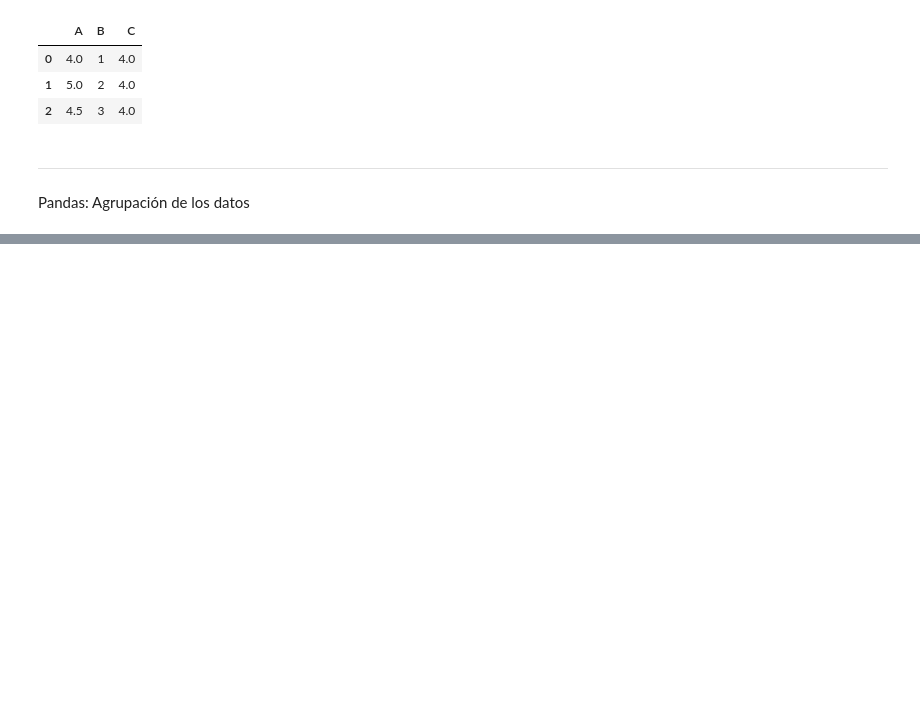
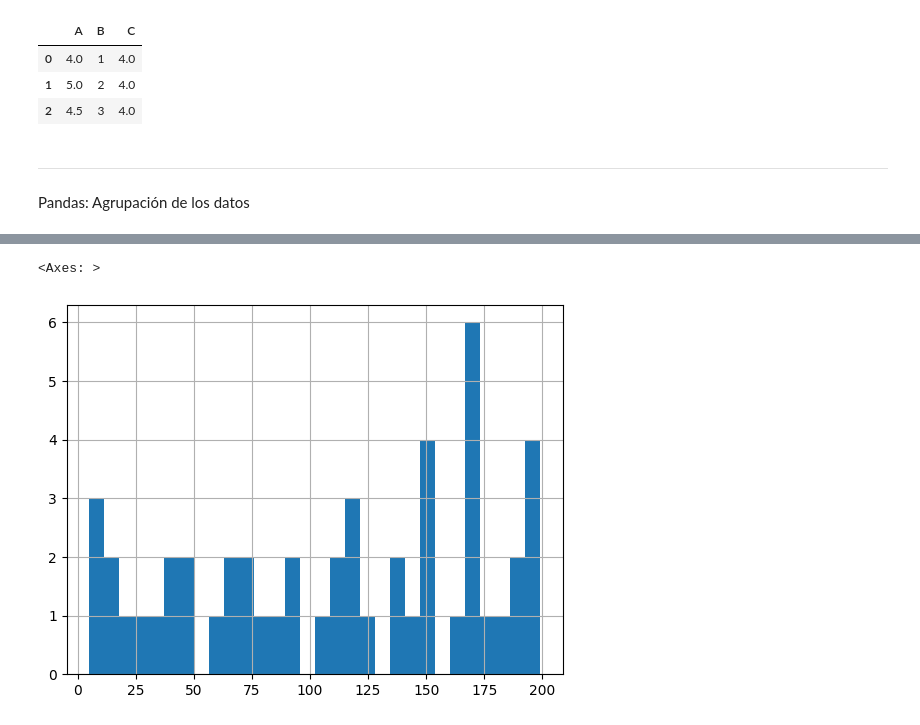
Before and after one commit to PabloSanchez87/IBM-Inteligencia-Artificial, a Jupyter notebook: 3-Machine Learning - Python/3-Módulo Pandas para análisis de datos/1-Bases.ipynb, the cells around one changed output, grey strips where cells are left out. Saved outputs shown, nothing was run; the diff lists cells and outputs as text; code cells hidden in the pictures; blank space fills up the shorter version.

```diff
--- a/3-Machine Learning - Python/3-Módulo Pandas para análisis de datos/1-Bases.ipynb
+++ b/3-Machine Learning - Python/3-Módulo Pandas para análisis de datos/1-Bases.ipynb
@@ -337,0 +712,5 @@ Pandas: Agrupación de los datos
+# %%
+dataframe['B'].hist(bins=30)
+# %% [output]
+<Axes: >
+[figure, added]
```
Also changed, not shown: parts of 55 cells of this notebook, 4 other files.
